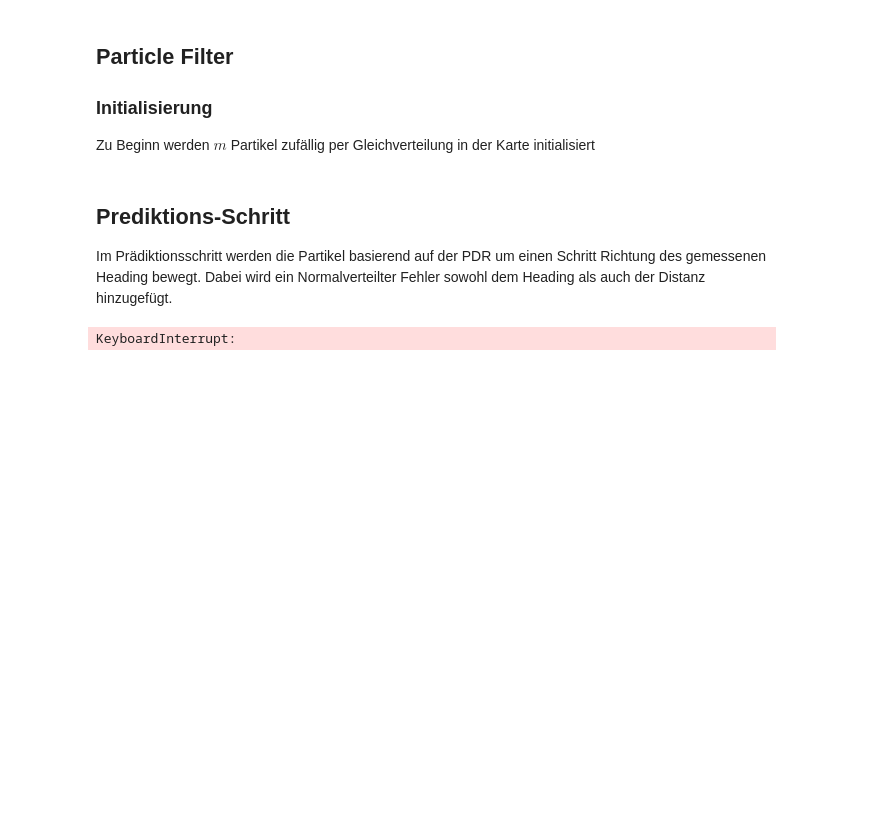
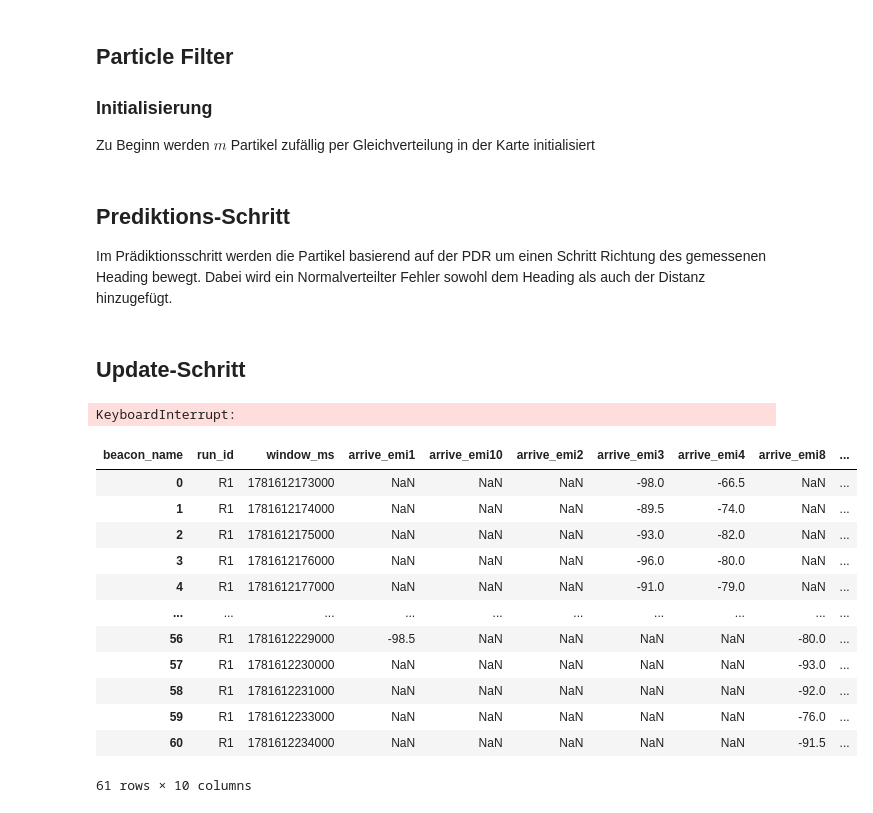
Before and after one commit to M4ngo404/embedded_intelligence, a Jupyter notebook: notebooks/260718_particle-filter.ipynb, the cells around one changed output. Cells and saved outputs as stored; diff of their text form; code cells hidden in the pictures; blank space fills up the shorter version.

Commit message:
Added RSSI-Readings to particle filter

```diff
--- a/notebooks/260718_particle-filter.ipynb
+++ b/notebooks/260718_particle-filter.ipynb
@@ -24,7 +26,7 @@ import numpy as np
 # %%
 conn = sqlite3.connect("../data/emi_nav.db")
 
-run_id =  "R3"
+run_id =  "R1"
 
 df_steps = pd.read_sql(
     f"""
@@ -32,6 +34,21 @@ df_steps = pd.read_sql(
         WHERE run_id = '{run_id}'
         ORDER BY timestamp_ms
     """, conn)
+
+df_rssi = pd.read_sql_query(
+    """
+    SELECT
+        run_id,
+        timestamp_ms,
+        beacon_name,
+        address,
+        rssi
+    FROM ble_rssi
+    WHERE REPLACE(address, ':', '') != 'FBADD6D492CE'
+    ORDER BY run_id, timestamp_ms
+    """,
+    conn
+)
 
 df_heading = pd.read_sql(
     f"""
@@ -43,6 +60,7 @@ df_heading = pd.read_sql(
 
 df_steps['t_sec'] = (df_steps.timestamp_ms - df_steps.timestamp_ms.min()) / 1000
 df_heading['t_sec'] = (df_heading.timestamp_ms - df_heading.timestamp_ms.min()) / 1000
+df_rssi['t_sec'] = (df_rssi.timestamp_ms - df_rssi.timestamp_ms.min()) / 1000
 # %%
 map_eg = np.load(r'..\data\floorplans\eg.npy', allow_pickle=True)
 map_og1 = np.load(r'..\data\floorplans\og1.npy', allow_pickle=True)
@@ -184,3 +261,5 @@ def update_weights(old_particles, particles, occupancy_map, resolution=0.2):
     particles[crossed, 2] = 0.0
 
     return particles
+# %% [markdown]
+## Update-Schritt
@@ -211,3 +385,19 @@ for _, row in df_steps.iterrows():
         step += 1
 # %% [output]
 KeyboardInterrupt:
+# %%
+rssi_windows
+# %% [output]
+| beacon_name | run_id | window_ms | arrive_emi1 | arrive_emi10 | arrive_emi2 | arrive_emi3 | arrive_emi4 | arrive_emi8 | ... |
+| 0 | R1 | 1781612173000 | NaN | NaN | NaN | -98.0 | -66.5 | NaN | ... |
+| 1 | R1 | 1781612174000 | NaN | NaN | NaN | -89.5 | -74.0 | NaN | ... |
+| 2 | R1 | 1781612175000 | NaN | NaN | NaN | -93.0 | -82.0 | NaN | ... |
+| 3 | R1 | 1781612176000 | NaN | NaN | NaN | -96.0 | -80.0 | NaN | ... |
+| 4 | R1 | 1781612177000 | NaN | NaN | NaN | -91.0 | -79.0 | NaN | ... |
+| ... | ... | ... | ... | ... | ... | ... | ... | ... | ... |
+| 56 | R1 | 1781612229000 | -98.5 | NaN | NaN | NaN | NaN | -80.0 | ... |
+| 57 | R1 | 1781612230000 | NaN | NaN | NaN | NaN | NaN | -93.0 | ... |
+| 58 | R1 | 1781612231000 | NaN | NaN | NaN | NaN | NaN | -92.0 | ... |
+| 59 | R1 | 1781612233000 | NaN | NaN | NaN | NaN | NaN | -76.0 | ... |
+| 60 | R1 | 1781612234000 | NaN | NaN | NaN | NaN | NaN | -91.5 | ... |
+61 rows × 10 columns
```
Also changed, not shown: parts of 6 cells of this notebook, 1 other file.
